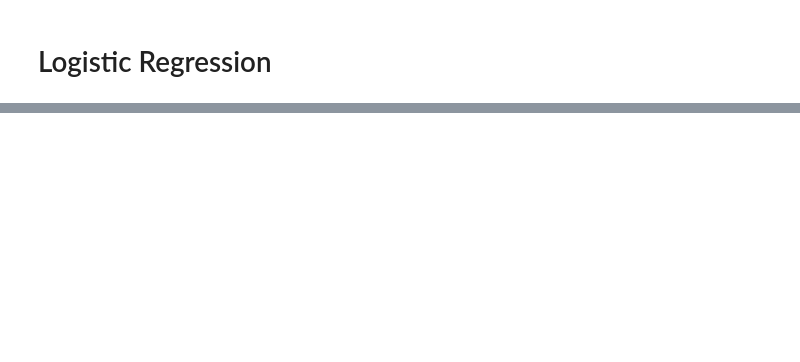
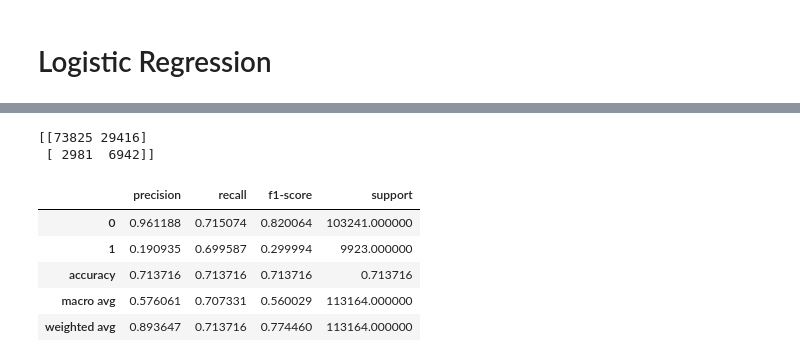
Before and after one commit to xiugaze/csc5610-final-heart-disease, a Jupyter notebook: classification.ipynb, the cells around one changed output, grey strips where cells are left out. Saved outputs shown, nothing was run; the diff lists cells and outputs as text; code cells hidden in the pictures; blank space fills up the shorter version.

```diff
--- a/classification.ipynb
+++ b/classification.ipynb
@@ -180,0 +228,33 @@ preprocessor = ColumnTransformer(
+# %%
+from sklearn.neural_network import MLPClassifier
+mlp = MLPClassifier(
+    hidden_layer_sizes=(100, 50),
+    activation='relu',
+    solver='adam',
+    max_iter=1000,
+    learning_rate_init=0.001,
+    batch_size=32,
+    early_stopping=True,
+    validation_fraction=0.1,
+)
+
+mlp_pipe = Pipeline([
+    ("preprocessor", preprocessor),
+    ("undersample", sampler),
+    ("classifier", mlp)
+])
+# %%
+mlp_pipe.fit(X_train, y_train)
+y_pred = mlp_pipe.predict(X_test)
+# %%
+print(confusion_matrix(y_test, y_pred))
+pd.DataFrame(classification_report(y_test, y_pred, output_dict=True)).T
+# %% [output]
+[[73825 29416]
+ [ 2981  6942]]
+|  | precision | recall | f1-score | support |
+| 0 | 0.961188 | 0.715074 | 0.820064 | 103241.000000 |
+| 1 | 0.190935 | 0.699587 | 0.299994 | 9923.000000 |
+| accuracy | 0.713716 | 0.713716 | 0.713716 | 0.713716 |
+| macro avg | 0.576061 | 0.707331 | 0.560029 | 113164.000000 |
+| weighted avg | 0.893647 | 0.713716 | 0.774460 | 113164.000000 |
```
Also changed, not shown: parts of 13 cells of this notebook, 1 other file.
